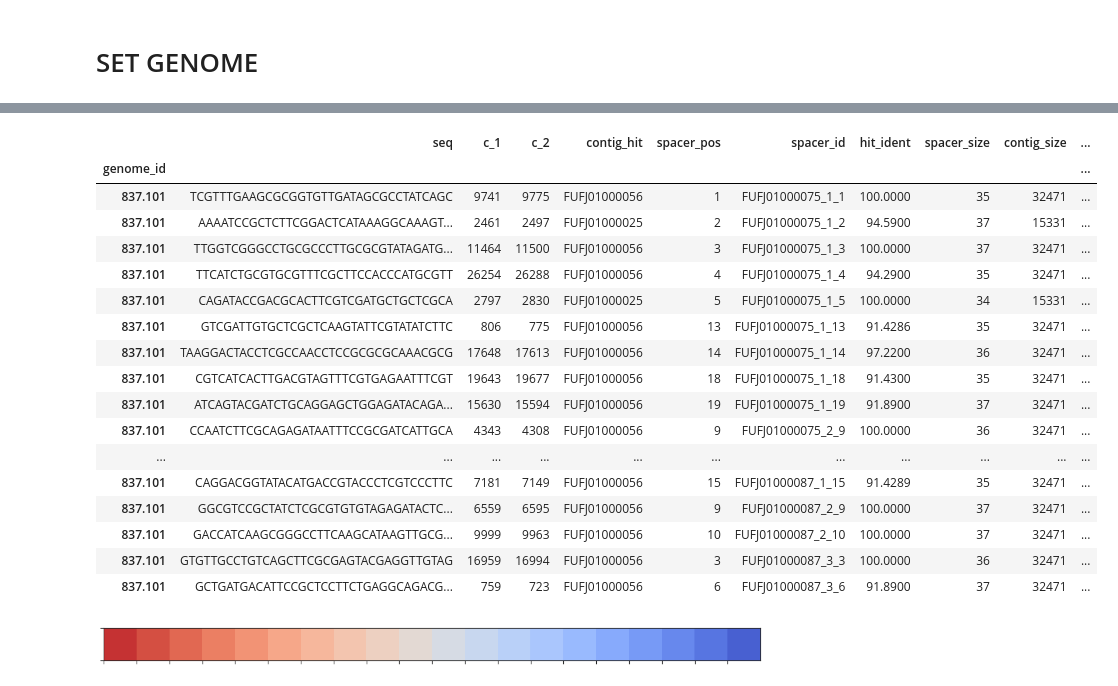
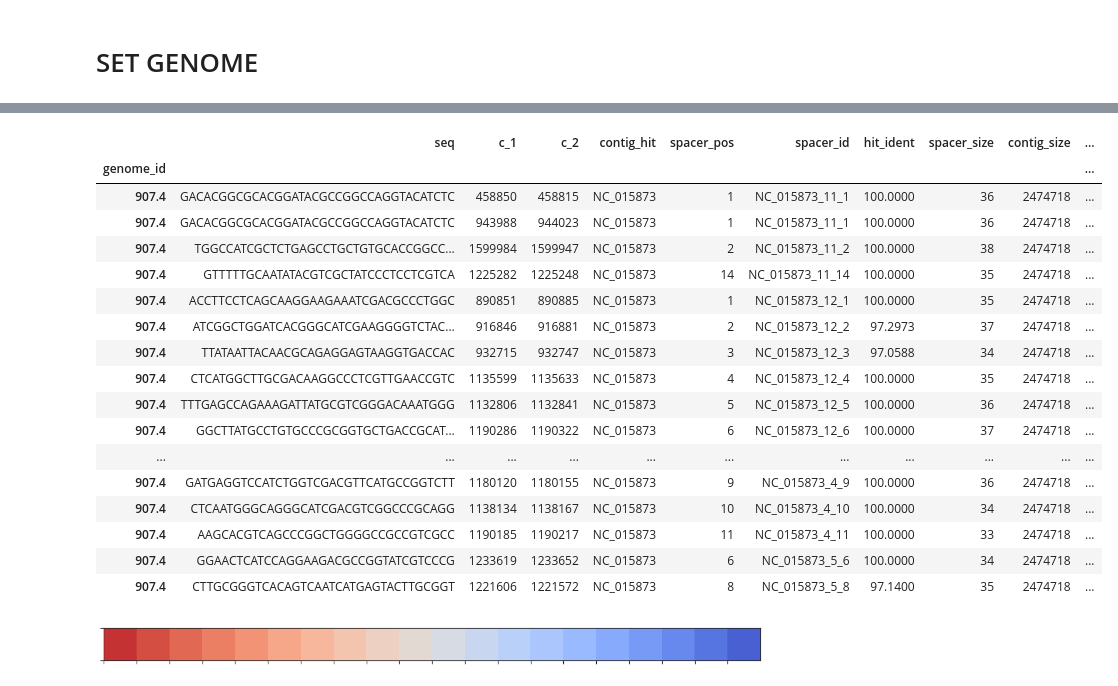
Before and after one commit to hwalinga/self-targeting-spacers-notebooks, a Jupyter notebook: Plot_on_genome.ipynb, the cells around one changed output, grey strips where cells are left out. Saved outputs shown, nothing was run; the diff lists cells and outputs as text; code cells hidden in the pictures.

```diff
--- a/Plot_on_genome.ipynb
+++ b/Plot_on_genome.ipynb
@@ -192,7 +192,7 @@ df = df.reset_index().groupby(['seq', 'c_1', 'c_2', 'contig_hit', 'spacer_pos'])
 genome = "907.4"  # Priming (CAS-TypeIC/F)
 genome = "1049978.3"  # Phage and more (CAS-TypeIE)
 genome = "1049982.3"  # Everywhere (CAS-TypeIE)
-genome = "1071918.3"  # Everywhere (CAS-TypeIIC)
+genome = "1071918.3"  # Everywhere Hotspots? (CAS-TypeIIC)
 genome = "1121114.4"  # Phage (CAS-TypeIC)
 genome = "1121370.3"  # All in phage (CAS-TypeIE)
 genome = "1121910.3"  # Phage and outside (CAS-TypeIF)
@@ -232,13 +232,24 @@ genome = "756272.5"  # All in phage (CAS-TypeIC)
 genome = "837.101"  # Mostly in phage (CAS-TypeVIB1/CAS
 # genome = ""?
 
+genome = "1071918.3"  # Everywhere (CAS-TypeIIC)
+genome = "907.4"  # Priming (CAS-TypeIC/F)
+
+
+lake_bacteria = ['64187.128', '64187.133', '64187.136', '64187.137', '64187.140',
+       '64187.148', '64187.149', '64187.153', '64187.158', '64187.205',
+       '64187.209', '64187.210', '64187.217', '64187.219', '64187.223',
+       '64187.87', '64187.88', '64187.90', '64187.93', '64187.99']
+
+plot_lake_bacteria = True
+
 
 if False:
     from subprocess import run
-    for genome in genomes:
-        run(('scp "alive.bio.uu.nl:/hosts/linuxhome/mgx/DB/PATRIC/patricdb-201*/%s.fna" /home/hielke/bep/genomes'
-             % genome).split())
+    import time
+    for genome in lake_bacteria:
+        command = ('scp "alive.bio.uu.nl:/hosts/linuxhome/mgx/DB/PATRIC/patricdb-201*/%s.fna" /home/hielke/bep/genomes'
+             % genome)
+        time.sleep(5)
+        print(command)
+        print(run(command, shell=True))
-# %%
-ident = 90
-dfa = df.loc[genome].query('hit_ident > @ident')
-# dfa
@@ -261,13 +255,0 @@ df_contigs_size.head()
-# %%
-dfa_contigs_size = df_contigs_size.reset_index().query('genome_id == @genome') \
-    .pipe(
-        lambda d: d.assign(
-            cumsum=np.concatenate((
-                [0],
-                d['size'].cumsum().values[1:]
-            ))
-        )
-    ).set_index('contig')
-
-start_dict = {k.replace(".", "_"): v for k, v in dfa_contigs_size['cumsum'].to_dict().items()}
-len_dict = {k.replace(".", "_"): v for k, v in dfa_contigs_size['size'].to_dict().items()}
@@ -356,24 +321,24 @@ if False: dfog.to_csv("hits/" + genome + ".hits.tsv", index=False, sep='\t')
 # %%
-dfa.sort_values(by=['array_id', 'spacer_pos'])
+genome_info.hits.sort_values(by=['array_id', 'spacer_pos'])
 # %% [output]
 |  | seq | c_1 | c_2 | contig_hit | spacer_pos | spacer_id | hit_ident | spacer_size | contig_size | ... |
 | genome_id |  |  |  |  |  |  |  |  |  | ... |
-| 837.101 | TCGTTTGAAGCGCGGTGTTGATAGCGCCTATCAGC | 9741 | 9775 | FUFJ01000056 | 1 | FUFJ01000075_1_1 | 100.0000 | 35 | 32471 | ... |
-| 837.101 | AAAATCCGCTCTTCGGACTCATAAAGGCAAAGT... | 2461 | 2497 | FUFJ01000025 | 2 | FUFJ01000075_1_2 | 94.5900 | 37 | 15331 | ... |
-| 837.101 | TTGGTCGGGCCTGCGCCCTTGCGCGTATAGATG... | 11464 | 11500 | FUFJ01000056 | 3 | FUFJ01000075_1_3 | 100.0000 | 37 | 32471 | ... |
-| 837.101 | TTCATCTGCGTGCGTTTCGCTTCCACCCATGCGTT | 26254 | 26288 | FUFJ01000056 | 4 | FUFJ01000075_1_4 | 94.2900 | 35 | 32471 | ... |
-| 837.101 | CAGATACCGACGCACTTCGTCGATGCTGCTCGCA | 2797 | 2830 | FUFJ01000025 | 5 | FUFJ01000075_1_5 | 100.0000 | 34 | 15331 | ... |
-| 837.101 | GTCGATTGTGCTCGCTCAAGTATTCGTATATCTTC | 806 | 775 | FUFJ01000056 | 13 | FUFJ01000075_1_13 | 91.4286 | 35 | 32471 | ... |
-| 837.101 | TAAGGACTACCTCGCCAACCTCCGCGCGCAAACGCG | 17648 | 17613 | FUFJ01000056 | 14 | FUFJ01000075_1_14 | 97.2200 | 36 | 32471 | ... |
-| 837.101 | CGTCATCACTTGACGTAGTTTCGTGAGAATTTCGT | 19643 | 19677 | FUFJ01000056 | 18 | FUFJ01000075_1_18 | 91.4300 | 35 | 32471 | ... |
-| 837.101 | ATCAGTACGATCTGCAGGAGCTGGAGATACAGA... | 15630 | 15594 | FUFJ01000056 | 19 | FUFJ01000075_1_19 | 91.8900 | 37 | 32471 | ... |
-| 837.101 | CCAATCTTCGCAGAGATAATTTCCGCGATCATTGCA | 4343 | 4308 | FUFJ01000056 | 9 | FUFJ01000075_2_9 | 100.0000 | 36 | 32471 | ... |
+| 907.4 | GACACGGCGCACGGATACGCCGGCCAGGTACATCTC | 458850 | 458815 | NC_015873 | 1 | NC_015873_11_1 | 100.0000 | 36 | 2474718 | ... |
+| 907.4 | GACACGGCGCACGGATACGCCGGCCAGGTACATCTC | 943988 | 944023 | NC_015873 | 1 | NC_015873_11_1 | 100.0000 | 36 | 2474718 | ... |
+| 907.4 | TGGCCATCGCTCTGAGCCTGCTGTGCACCGGCC... | 1599984 | 1599947 | NC_015873 | 2 | NC_015873_11_2 | 100.0000 | 38 | 2474718 | ... |
+| 907.4 | GTTTTTGCAATATACGTCGCTATCCCTCCTCGTCA | 1225282 | 1225248 | NC_015873 | 14 | NC_015873_11_14 | 100.0000 | 35 | 2474718 | ... |
+| 907.4 | ACCTTCCTCAGCAAGGAAGAAATCGACGCCCTGGC | 890851 | 890885 | NC_015873 | 1 | NC_015873_12_1 | 100.0000 | 35 | 2474718 | ... |
+| 907.4 | ATCGGCTGGATCACGGGCATCGAAGGGGTCTAC... | 916846 | 916881 | NC_015873 | 2 | NC_015873_12_2 | 97.2973 | 37 | 2474718 | ... |
+| 907.4 | TTATAATTACAACGCAGAGGAGTAAGGTGACCAC | 932715 | 932747 | NC_015873 | 3 | NC_015873_12_3 | 97.0588 | 34 | 2474718 | ... |
+| 907.4 | CTCATGGCTTGCGACAAGGCCCTCGTTGAACCGTC | 1135599 | 1135633 | NC_015873 | 4 | NC_015873_12_4 | 100.0000 | 35 | 2474718 | ... |
+| 907.4 | TTTGAGCCAGAAAGATTATGCGTCGGGACAAATGGG | 1132806 | 1132841 | NC_015873 | 5 | NC_015873_12_5 | 100.0000 | 36 | 2474718 | ... |
+| 907.4 | GGCTTATGCCTGTGCCCGCGGTGCTGACCGCAT... | 1190286 | 1190322 | NC_015873 | 6 | NC_015873_12_6 | 100.0000 | 37 | 2474718 | ... |
 | ... | ... | ... | ... | ... | ... | ... | ... | ... | ... | ... |
-| 837.101 | CAGGACGGTATACATGACCGTACCCTCGTCCCTTC | 7181 | 7149 | FUFJ01000056 | 15 | FUFJ01000087_1_15 | 91.4289 | 35 | 32471 | ... |
-| 837.101 | GGCGTCCGCTATCTCGCGTGTGTAGAGATACTC... | 6559 | 6595 | FUFJ01000056 | 9 | FUFJ01000087_2_9 | 100.0000 | 37 | 32471 | ... |
-| 837.101 | GACCATCAAGCGGGCCTTCAAGCATAAGTTGCG... | 9999 | 9963 | FUFJ01000056 | 10 | FUFJ01000087_2_10 | 100.0000 | 37 | 32471 | ... |
-| 837.101 | GTGTTGCCTGTCAGCTTCGCGAGTACGAGGTTGTAG | 16959 | 16994 | FUFJ01000056 | 3 | FUFJ01000087_3_3 | 100.0000 | 36 | 32471 | ... |
-| 837.101 | GCTGATGACATTCCGCTCCTTCTGAGGCAGACG... | 759 | 723 | FUFJ01000056 | 6 | FUFJ01000087_3_6 | 91.8900 | 37 | 32471 | ... |
+| 907.4 | GATGAGGTCCATCTGGTCGACGTTCATGCCGGTCTT | 1180120 | 1180155 | NC_015873 | 9 | NC_015873_4_9 | 100.0000 | 36 | 2474718 | ... |
+| 907.4 | CTCAATGGGCAGGGCATCGACGTCGGCCCGCAGG | 1138134 | 1138167 | NC_015873 | 10 | NC_015873_4_10 | 100.0000 | 34 | 2474718 | ... |
+| 907.4 | AAGCACGTCAGCCCGGCTGGGGCCGCCGTCGCC | 1190185 | 1190217 | NC_015873 | 11 | NC_015873_4_11 | 100.0000 | 33 | 2474718 | ... |
+| 907.4 | GGAACTCATCCAGGAAGACGCCGGTATCGTCCCG | 1233619 | 1233652 | NC_015873 | 6 | NC_015873_5_6 | 100.0000 | 34 | 2474718 | ... |
+| 907.4 | CTTGCGGGTCACAGTCAATCATGAGTACTTGCGGT | 1221606 | 1221572 | NC_015873 | 8 | NC_015873_5_8 | 97.1400 | 35 | 2474718 | ... |
 # %%
 sns.palplot(sns.color_palette("coolwarm", 20)[::-1])
 # sns.diverging_palette(20, 220, n=array_size,)
```
Also changed, not shown: parts of 29 cells of this notebook, 1 other file.
